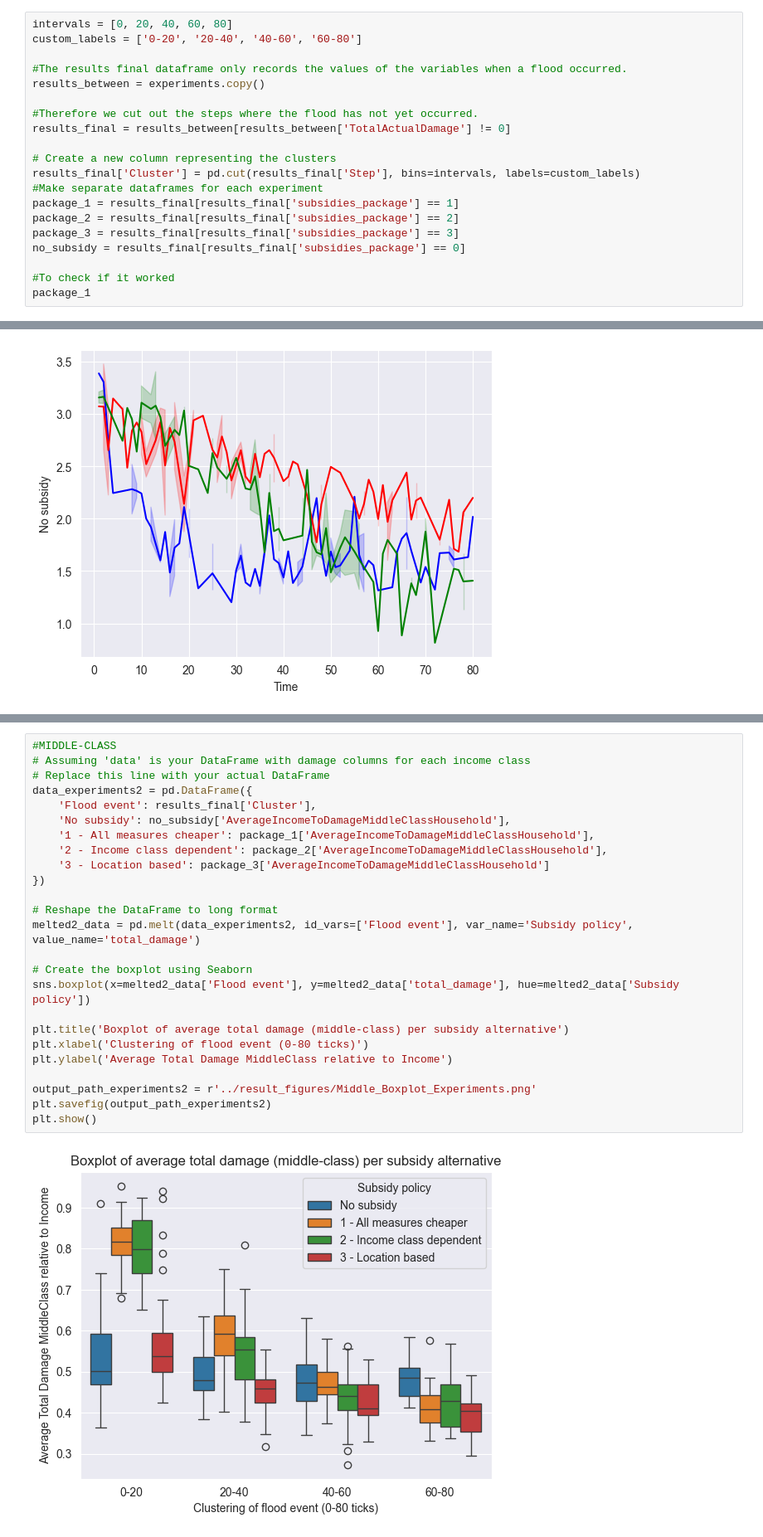
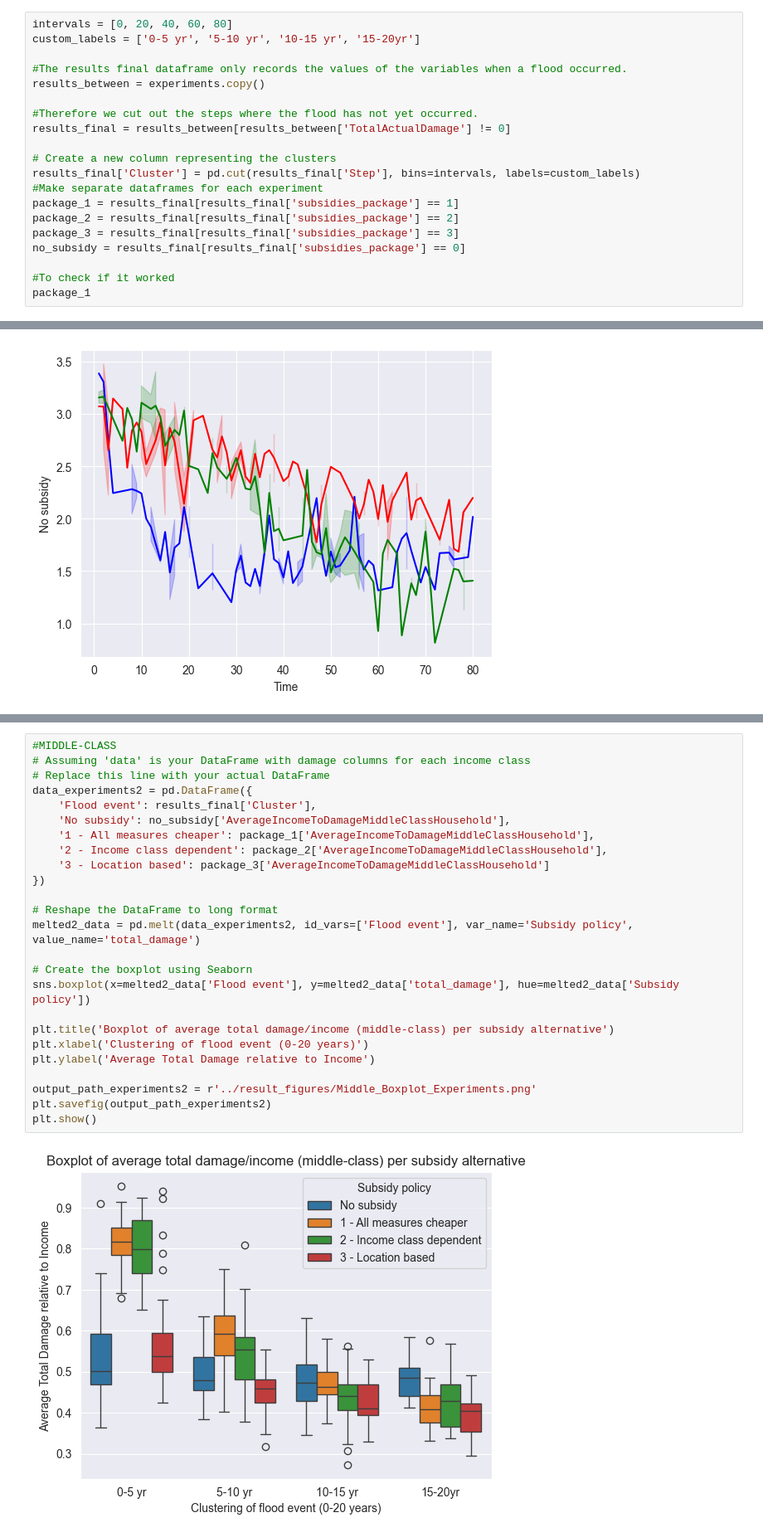
Before and after one commit to Martijntjevdg/SEN1211-ABM, a Jupyter notebook: base_model_mesa/model/PolicyExperimentsAnalysis.ipynb, the cells around one changed output, grey strips where cells are left out. Shown: that part at 83% size. Saved outputs shown, nothing was run; the diff lists cells and outputs as text.

```diff
--- a/base_model_mesa/model/PolicyExperimentsAnalysis.ipynb
+++ b/base_model_mesa/model/PolicyExperimentsAnalysis.ipynb
@@ -22,7 +22,7 @@ experiments
 15662 rows × 30 columns
 # %%
 intervals = [0, 20, 40, 60, 80]
-custom_labels = ['0-20', '20-40', '40-60', '60-80']
+custom_labels = ['0-5 yr', '5-10 yr', '10-15 yr', '15-20yr']
 
 #The results final dataframe only records the values of the variables when a flood occurred.
 results_between = experiments.copy()
@@ -104,30 +104,30 @@ plt.show()
 # %%
 #MIDDLE-CLASS
 # Assuming 'data' is your DataFrame with damage columns for each income class
 # Replace this line with your actual DataFrame
 data_experiments2 = pd.DataFrame({
     'Flood event': results_final['Cluster'],
     'No subsidy': no_subsidy['AverageIncomeToDamageMiddleClassHousehold'],
     '1 - All measures cheaper': package_1['AverageIncomeToDamageMiddleClassHousehold'],
     '2 - Income class dependent': package_2['AverageIncomeToDamageMiddleClassHousehold'],
     '3 - Location based': package_3['AverageIncomeToDamageMiddleClassHousehold']
 })
 
 # Reshape the DataFrame to long format
 melted2_data = pd.melt(data_experiments2, id_vars=['Flood event'], var_name='Subsidy policy', value_name='total_damage')
 
 # Create the boxplot using Seaborn
 sns.boxplot(x=melted2_data['Flood event'], y=melted2_data['total_damage'], hue=melted2_data['Subsidy policy'])
 
-plt.title('Boxplot of average total damage (middle-class) per subsidy alternative')
-plt.xlabel('Clustering of flood event (0-80 ticks)')
-plt.ylabel('Average Total Damage MiddleClass relative to Income')
+plt.title('Boxplot of average total damage/income (middle-class) per subsidy alternative')
+plt.xlabel('Clustering of flood event (0-20 years)')
+plt.ylabel('Average Total Damage relative to Income')
 
 output_path_experiments2 = r'../result_figures/Middle_Boxplot_Experiments.png'
 plt.savefig(output_path_experiments2)
 plt.show()
 # %% [output]
-[figure, old version]
+[figure, new version]
 # %%
 ##POOOOOR
 # Assuming 'data' is your DataFrame with damage columns for each income class
```
Also changed, not shown: parts of 5 cells of this notebook, 12 other files.
